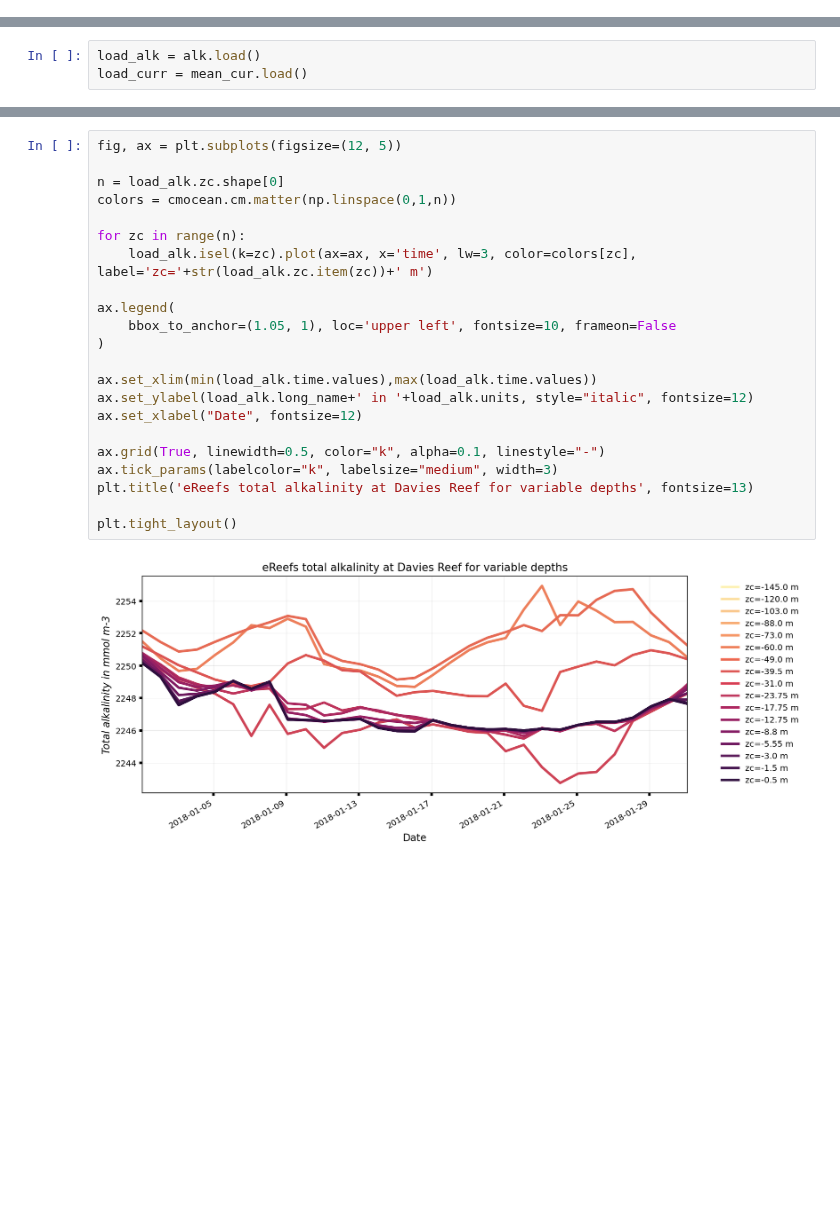
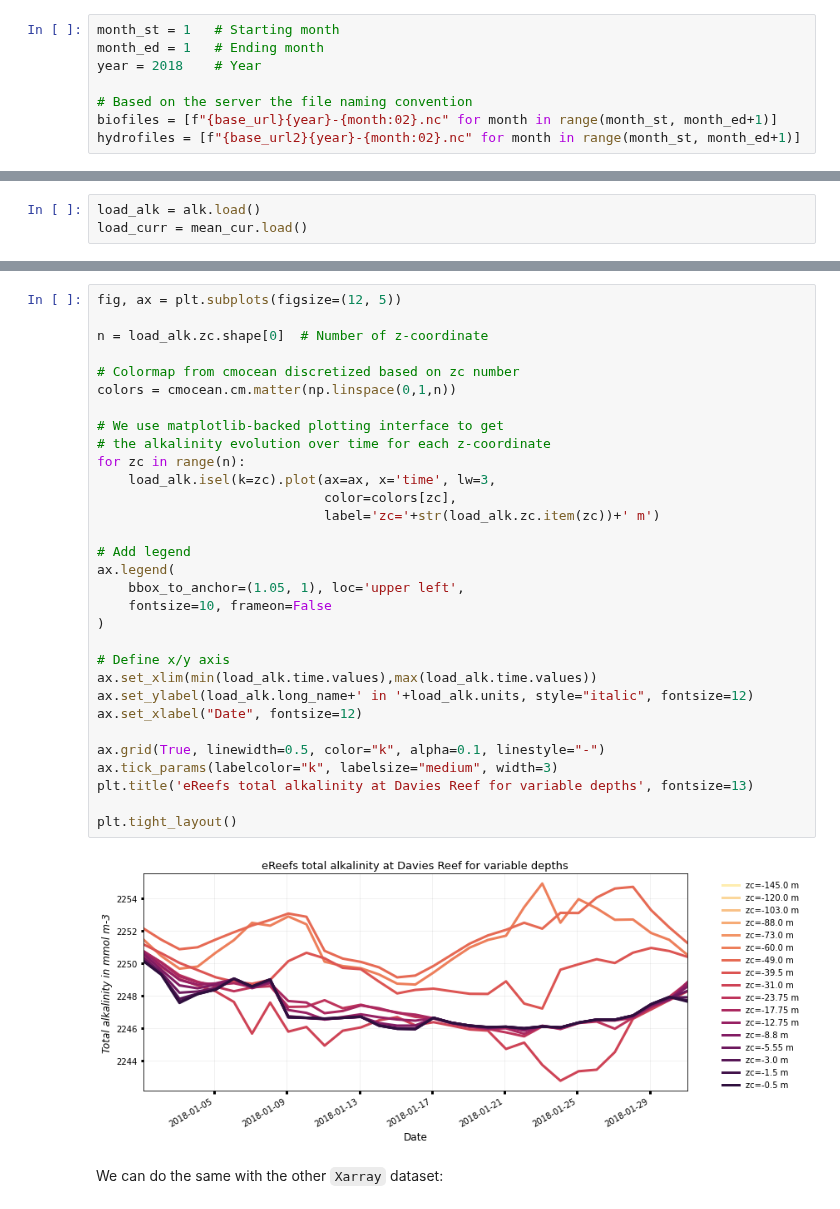
Before and after one commit to TristanSalles/EnviReef, a Jupyter notebook: book/xarray/eReefs_site.ipynb, the cells around one changed output, grey strips where cells are left out. Drawn from its saved outputs; the diff is of its cells as text; blank space fills up the shorter version.

Commit message:
update last xarray example!

```diff
--- a/book/xarray/eReefs_site.ipynb
+++ b/book/xarray/eReefs_site.ipynb
@@ -31,0 +48,8 @@ biofiles
+# %%
+month_st = 1   # Starting month
+month_ed = 1   # Ending month
+year = 2018    # Year
+
+# Based on the server the file naming convention
+biofiles = [f"{base_url}{year}-{month:02}.nc" for month in range(month_st, month_ed+1)]
+hydrofiles = [f"{base_url2}{year}-{month:02}.nc" for month in range(month_st, month_ed+1)]
@@ -175,27 +167,38 @@ load_curr = mean_cur.load()
 # %%
 fig, ax = plt.subplots(figsize=(12, 5))
 
-n = load_alk.zc.shape[0]
+n = load_alk.zc.shape[0]  # Number of z-coordinate
+
+# Colormap from cmocean discretized based on zc number
 colors = cmocean.cm.matter(np.linspace(0,1,n))
 
+# We use matplotlib-backed plotting interface to get
+# the alkalinity evolution over time for each z-coordinate
 for zc in range(n):
-    load_alk.isel(k=zc).plot(ax=ax, x='time', lw=3, color=colors[zc], label='zc='+str(load_alk.zc.item(zc))+' m')
+    load_alk.isel(k=zc).plot(ax=ax, x='time', lw=3,
+                             color=colors[zc],
+                             label='zc='+str(load_alk.zc.item(zc))+' m')
 
+# Add legend
 ax.legend(
-    bbox_to_anchor=(1.05, 1), loc='upper left', fontsize=10, frameon=False
+    bbox_to_anchor=(1.05, 1), loc='upper left',
+    fontsize=10, frameon=False
 )
 
+# Define x/y axis
 ax.set_xlim(min(load_alk.time.values),max(load_alk.time.values))
 ax.set_ylabel(load_alk.long_name+' in '+load_alk.units, style="italic", fontsize=12)
 ax.set_xlabel("Date", fontsize=12)
 
 ax.grid(True, linewidth=0.5, color="k", alpha=0.1, linestyle="-")
 ax.tick_params(labelcolor="k", labelsize="medium", width=3)
 plt.title('eReefs total alkalinity at Davies Reef for variable depths', fontsize=13)
 
 plt.tight_layout()
 # %% [output]
-[figure, old version]
+[figure, new version]
+# %% [markdown]
+We can do the same with the other `Xarray` dataset:
 # %%
 fig, ax = plt.subplots(figsize=(12, 5))
 
```
Also changed, not shown: parts of 19 cells of this notebook, 1 other file.
